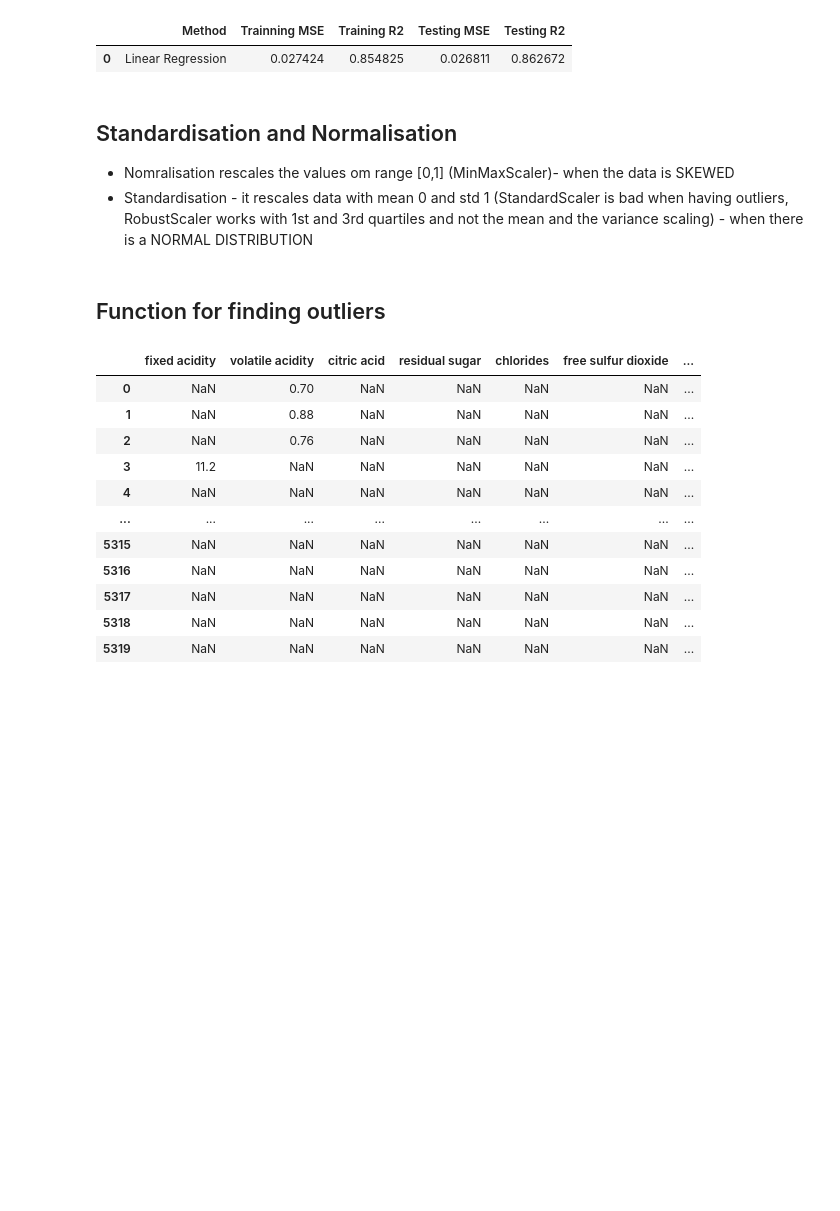
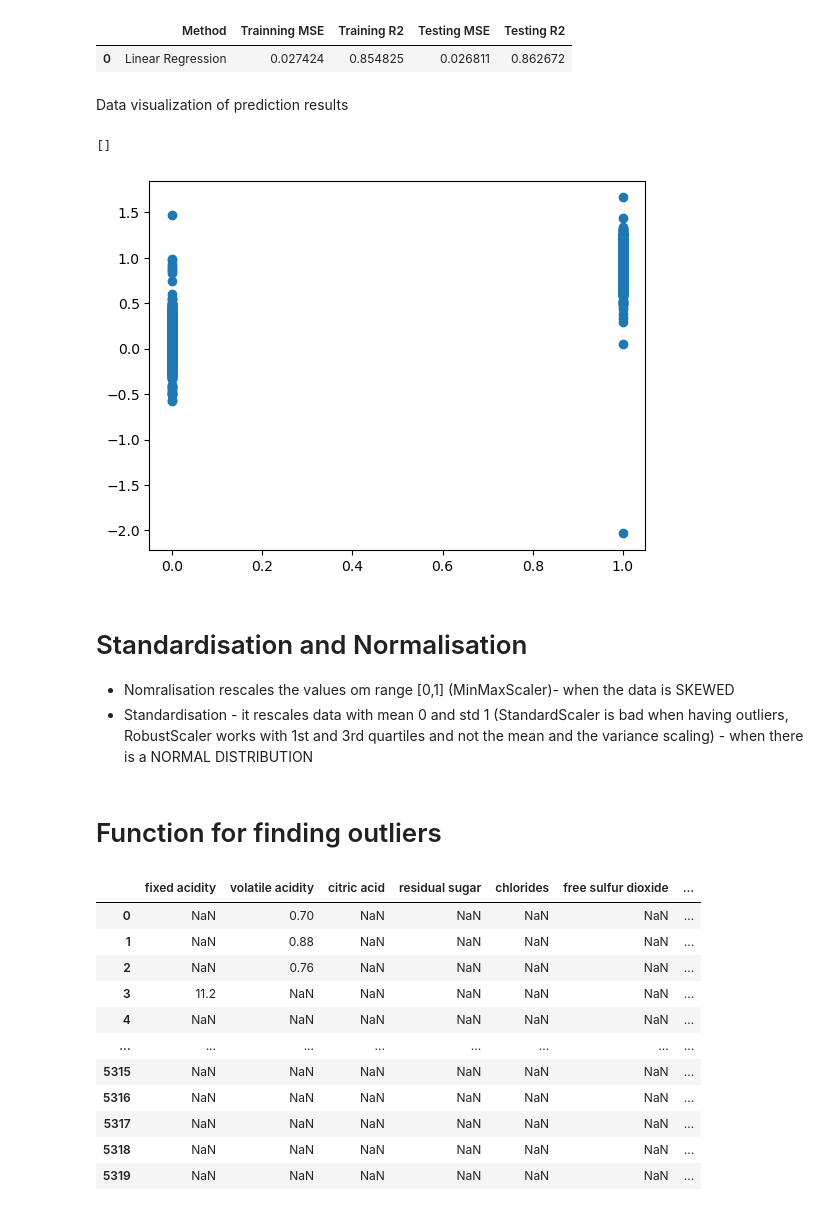
Before and after one commit to gabriela-arlt/BlueBerry-Winery, a Jupyter notebook: wine+quality/ML- Red and Wine.ipynb, the cells around one changed output. Drawn from its saved outputs; the diff is of its cells as text; code cells hidden in the pictures; blank space fills up the shorter version.

```diff
--- a/wine+quality/ML.ipynb
+++ b/wine+quality/ML- Red and Wine.ipynb
@@ -574,8 +576,16 @@ lir_results
 # %% [output]
 |  | Method | Trainning MSE | Training R2 | Testing MSE | Testing R2 |
 | 0 | Linear Regression | 0.027424 | 0.854825 | 0.026811 | 0.862672 |
+# %% [markdown]
+Data visualization of prediction results
+# %%
+plt.scatter(x=y_train, y=y_lir_train_pred)
+plt.plot()
+# %% [output]
+[]
+[figure, added]
 # %% [markdown]
-## Standardisation and Normalisation
+# Standardisation and Normalisation
 
 - Nomralisation rescales the values om range [0,1] (MinMaxScaler)- when the data is SKEWED
 - Standardisation - it rescales data with mean 0 and std 1 (StandardScaler is bad when having outliers, RobustScaler works with 1st and 3rd quartiles and not the mean and the variance scaling) - when there is a NORMAL DISTRIBUTION
@@ -592,7 +602,7 @@ lir_results
 # transform testing data
 #X_test_norm = norm.transform(X_test)
 # %% [markdown]
-## Function for finding outliers
+# Function for finding outliers
 # %%
 def find_outliers_IQR(df):
 
```
Also changed, not shown: parts of 6 cells of this notebook, 1 other file.
